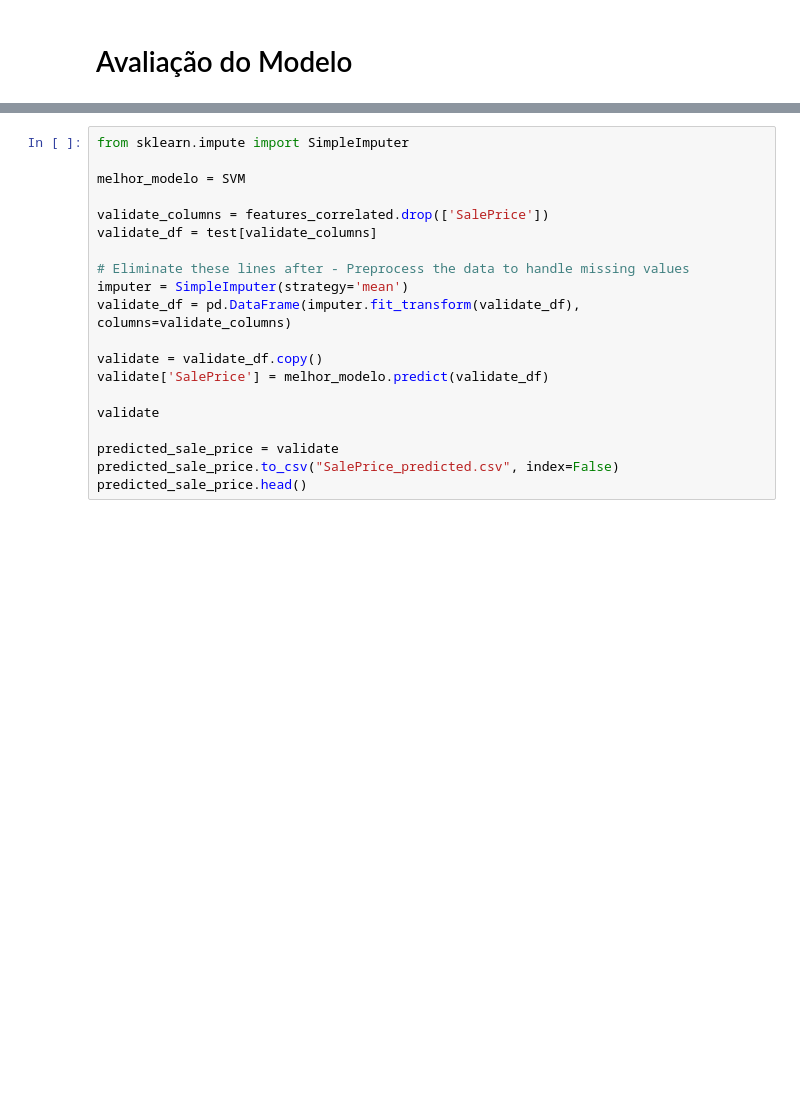
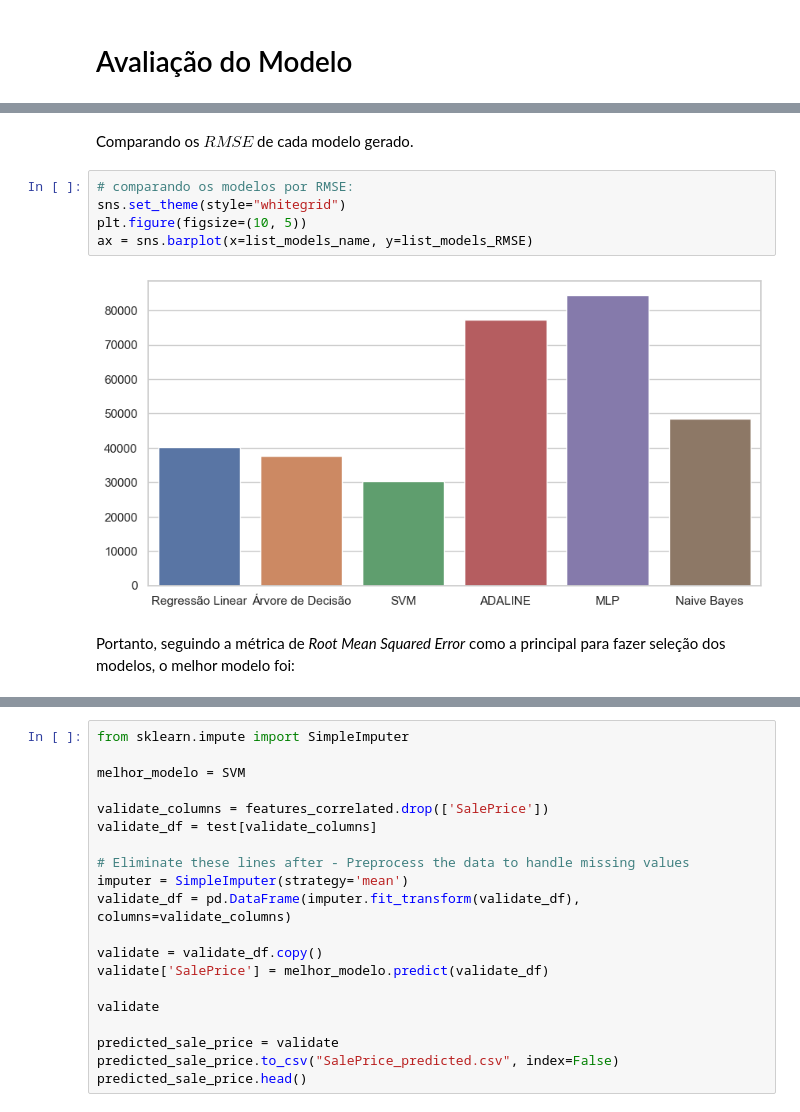
Before and after one commit to FernandoZanchitta/DSChallenge2019, a Jupyter notebook: src/house_pricing.ipynb, the cells around one changed output, grey strips where cells are left out. Drawn from its saved outputs; the diff is of its cells as text; blank space fills up the shorter version.

```diff
--- a/src/house_pricing.ipynb
+++ b/src/house_pricing.ipynb
@@ -539,0 +575,11 @@ R2: 0.37174582512623755
+# %% [markdown]
+Comparando os $RMSE$ de cada modelo gerado.
+# %%
+# comparando os modelos por RMSE:
+sns.set_theme(style="whitegrid")
+plt.figure(figsize=(10, 5))
+ax = sns.barplot(x=list_models_name, y=list_models_RMSE)
+# %% [output]
+[figure, added]
+# %% [markdown]
+Portanto, seguindo a métrica de _Root Mean Squared Error_ como a principal para fazer seleção dos modelos, o melhor modelo foi:
```
Also changed, not shown: parts of 8 cells of this notebook, 8 other files.
